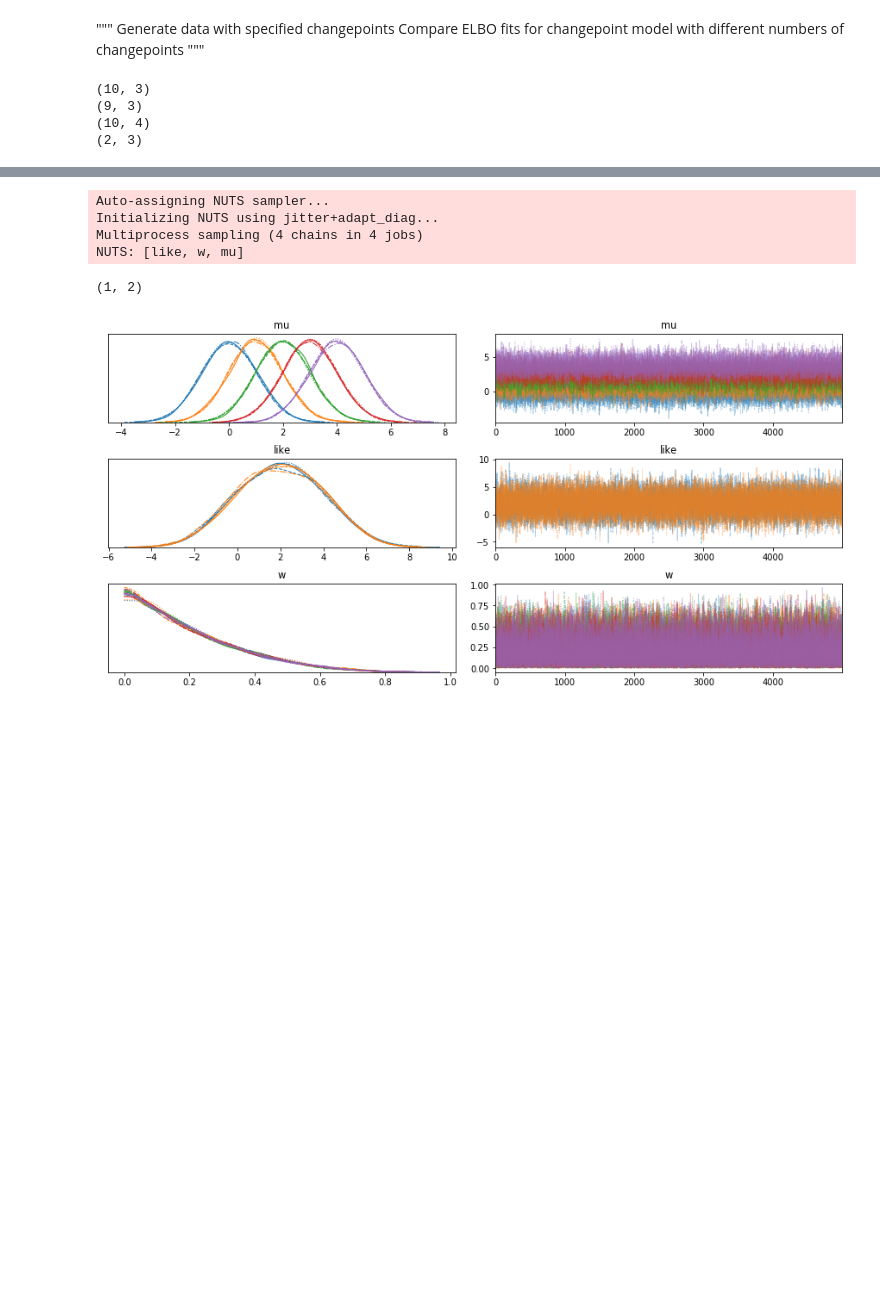
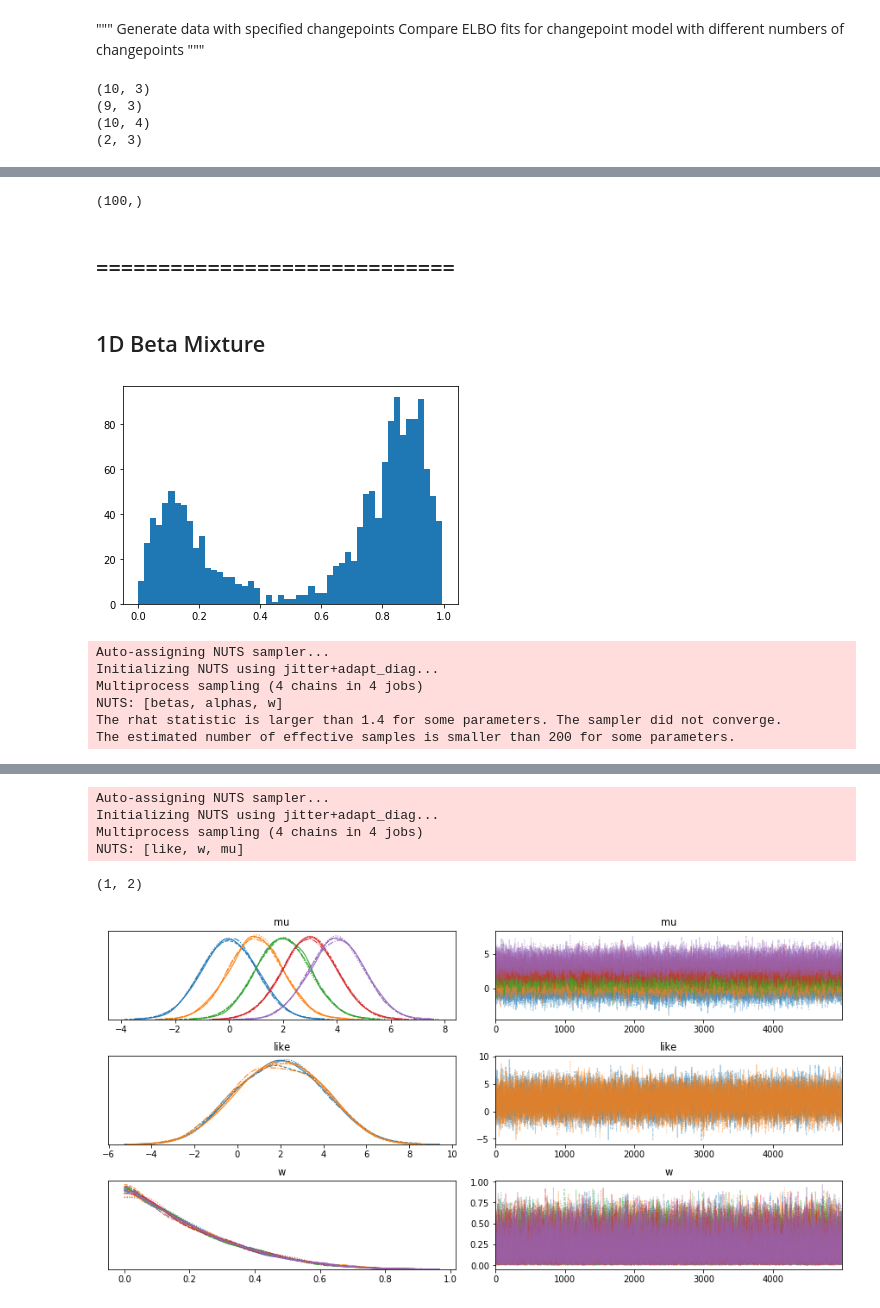
Before and after one commit to abuzarmahmood/firing_space_plot, a Jupyter notebook: changepoint_mcmc/ipython_notebooks/2d_beta_mixture_changepoint.ipynb, the cells around one changed output, grey strips where cells are left out. Drawn from its saved outputs; the diff is of its cells as text; code cells hidden in the pictures; blank space fills up the shorter version.

Commit message:
Basic beta mixture test

```diff
--- a/changepoint_mcmc/ipython_notebooks/2d_beta_mixture_changepoint.ipynb
+++ b/changepoint_mcmc/ipython_notebooks/2d_beta_mixture_changepoint.ipynb
@@ -83,0 +116,4 @@ print(mean_vals)
+# %%
+lambda_.tag.test_value.shape
+# %% [output]
+(100,)
@@ -83,0 +124,25 @@ print(mean_vals)
+# %% [markdown]
+## =============================
+# %% [markdown]
+## 1D Beta Mixture
+# %%
+r = np.concatenate([beta.rvs(10, 2, size=1000),beta.rvs(2, 10, size=500)])
+plt.hist(r,bins=50);
+# %% [output]
+[figure, added]
+# %%
+comps = 2
+with pm.Model() as model:
+    w = pm.Dirichlet('w', a=np.ones(comps)*5)
+    alphas = pm.HalfCauchy('alphas',5,shape=2)
+    betas = pm.HalfCauchy('betas',5,shape=2)
+    components = [pm.Beta.dist(alphas[x], betas[x]) for x in range(comps)]
+    like = pm.Mixture('like', w=w, comp_dists = components, observed=r)
+    trace = pm.sample()
+# %% [output]
+Auto-assigning NUTS sampler...
+Initializing NUTS using jitter+adapt_diag...
+Multiprocess sampling (4 chains in 4 jobs)
+NUTS: [betas, alphas, w]
+The rhat statistic is larger than 1.4 for some parameters. The sampler did not converge.
+The estimated number of effective samples is smaller than 200 for some parameters.
```
Also changed, not shown: parts of 15 cells of this notebook.
